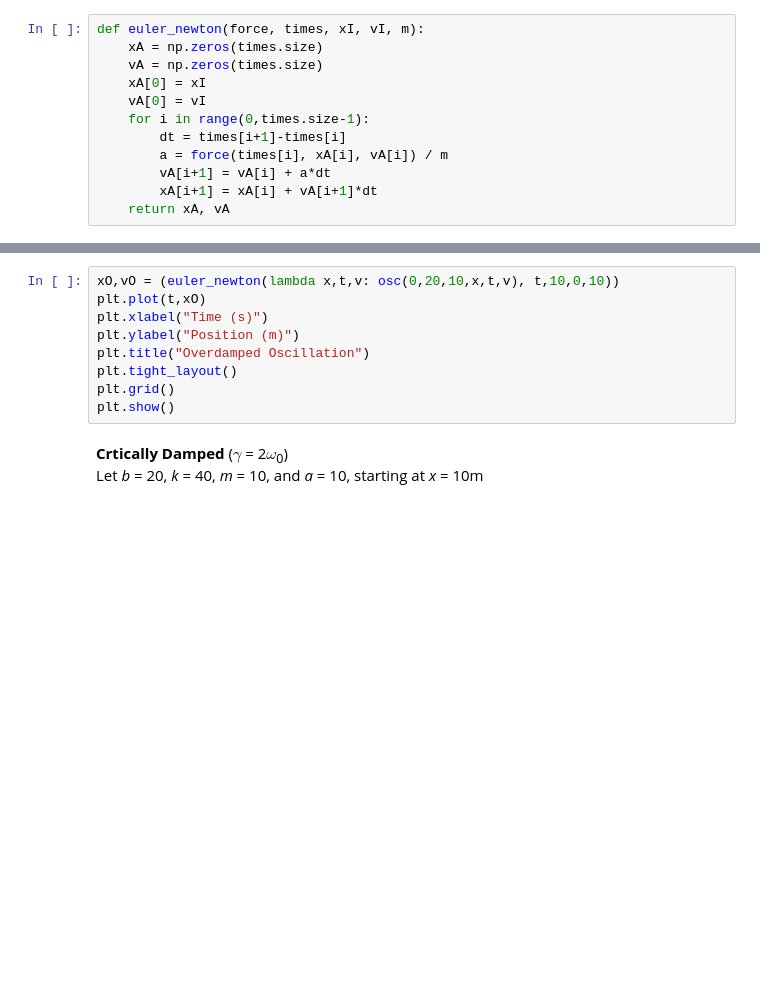
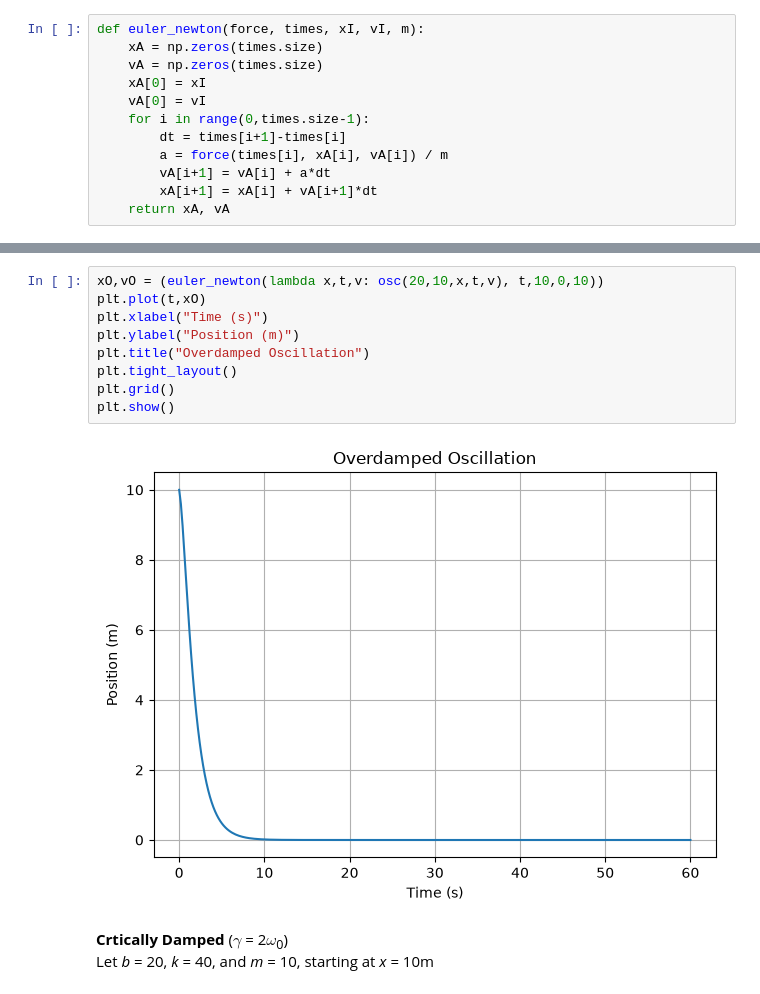
Before and after one commit to hugelinkfan15/PHY304-Labs, a Jupyter notebook: PHY304_Lab6.ipynb, the cells around one changed output, grey strips where cells are left out. Drawn from its saved outputs; the diff is of its cells as text; blank space fills up the shorter version.

```diff
--- a/PHY304_Lab6.ipynb
+++ b/PHY304_Lab6.ipynb
@@ -59,13 +65,15 @@ Let *b* = 20, *k* = 10, *m* = 10, and *a* = 10, starting at *x* = 10m
 # %%
-xO,vO = (euler_newton(lambda x,t,v: osc(0,20,10,x,t,v), t,10,0,10))
+xO,vO = (euler_newton(lambda x,t,v: osc(20,10,x,t,v), t,10,0,10))
 plt.plot(t,xO)
 plt.xlabel("Time (s)")
 plt.ylabel("Position (m)")
 plt.title("Overdamped Oscillation")
 plt.tight_layout()
 plt.grid()
 plt.show()
+# %% [output]
+[figure, added]
 # %% [markdown]
 **Crtically Damped** ($\gamma$ = 2$\omega$<sub>0</sub>)
-Let *b* = 20, *k* = 40, *m* = 10, and *a* = 10, starting at *x* = 10m
+Let *b* = 20, *k* = 40, and *m* = 10, starting at *x* = 10m
 # %%
```
Also changed, not shown: parts of 15 cells of this notebook.
